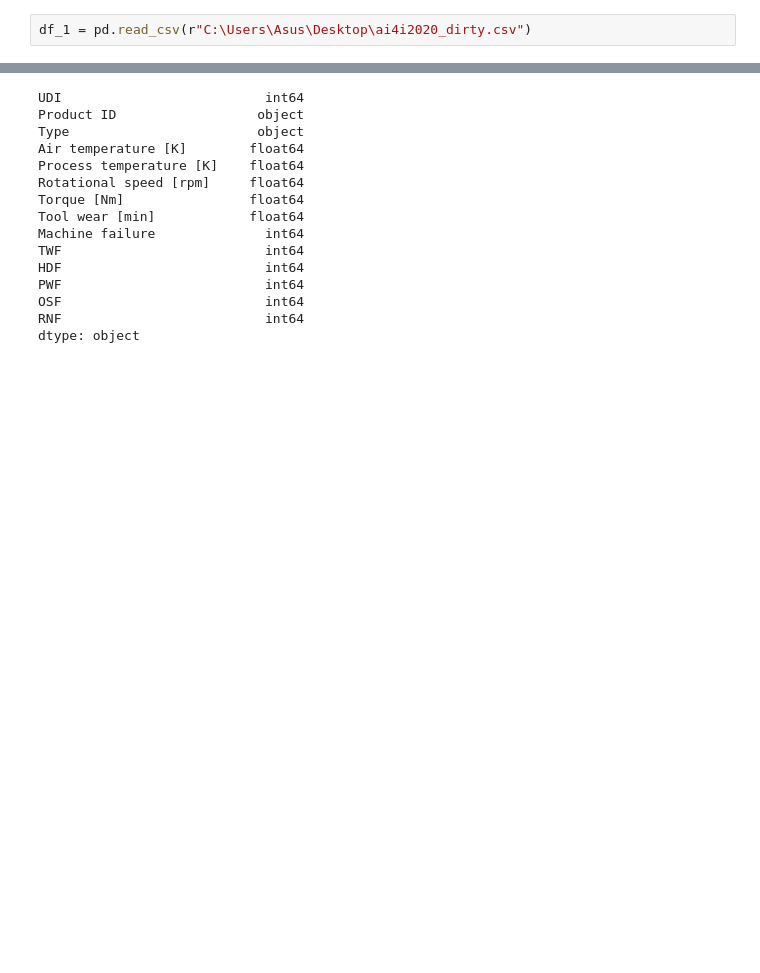
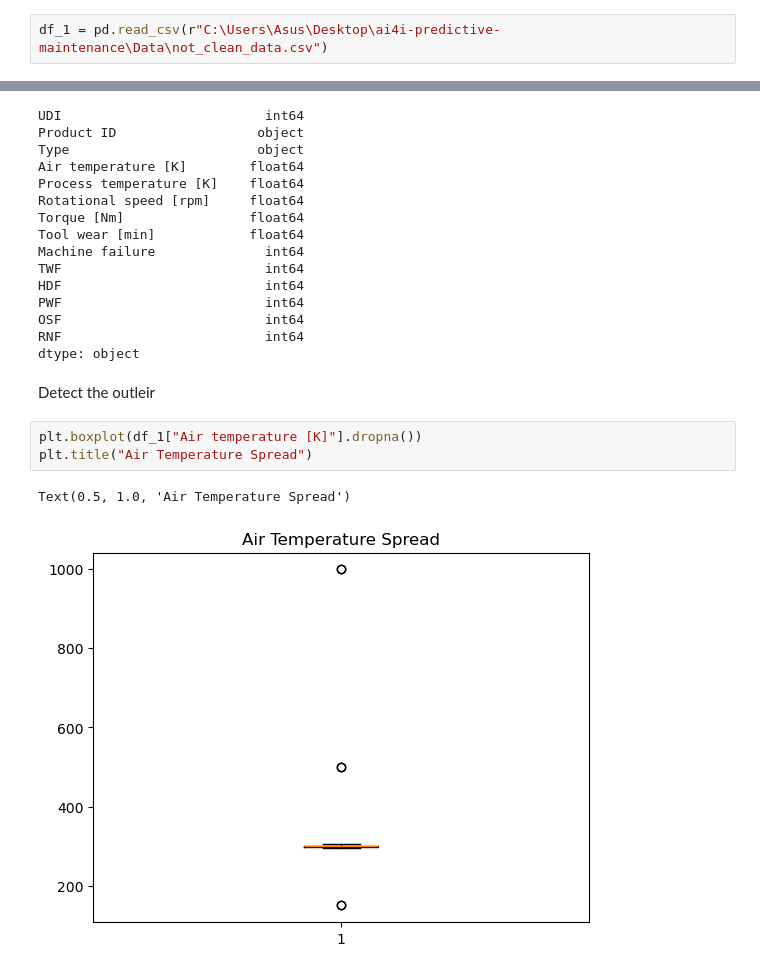
Before and after one commit to aljabali89m/ai4i-predictive-maintenance, a Jupyter notebook: Code for not clen data.ipynb, the cells around one changed output, grey strips where cells are left out. Saved outputs shown, nothing was run; the diff lists cells and outputs as text; blank space fills up the shorter version.

```diff
--- a/Code for not clen data.ipynb
+++ b/Code for not clen data.ipynb
@@ -104,7 +104,7 @@ C:\Users\Asus\Desktop\ai4i2020_dirty.csv
 # %% [markdown]
 Read the failer data
 # %%
-df_1 = pd.read_csv(r"C:\Users\Asus\Desktop\ai4i2020_dirty.csv")
+df_1 = pd.read_csv(r"C:\Users\Asus\Desktop\ai4i-predictive-maintenance\Data\not_clean_data.csv")
 # %%
 print(df_1.isnull().sum())
 print(df_1.duplicated().sum())
@@ -143,3 +143,11 @@ PWF                          int64
 OSF                          int64
 RNF                          int64
 dtype: object
+# %% [markdown]
+Detect the outleir
+# %%
+plt.boxplot(df_1["Air temperature [K]"].dropna())
+plt.title("Air Temperature Spread")
+# %% [output]
+Text(0.5, 1.0, 'Air Temperature Spread')
+[figure, added]
```
Also changed, not shown: parts of 9 cells of this notebook.
